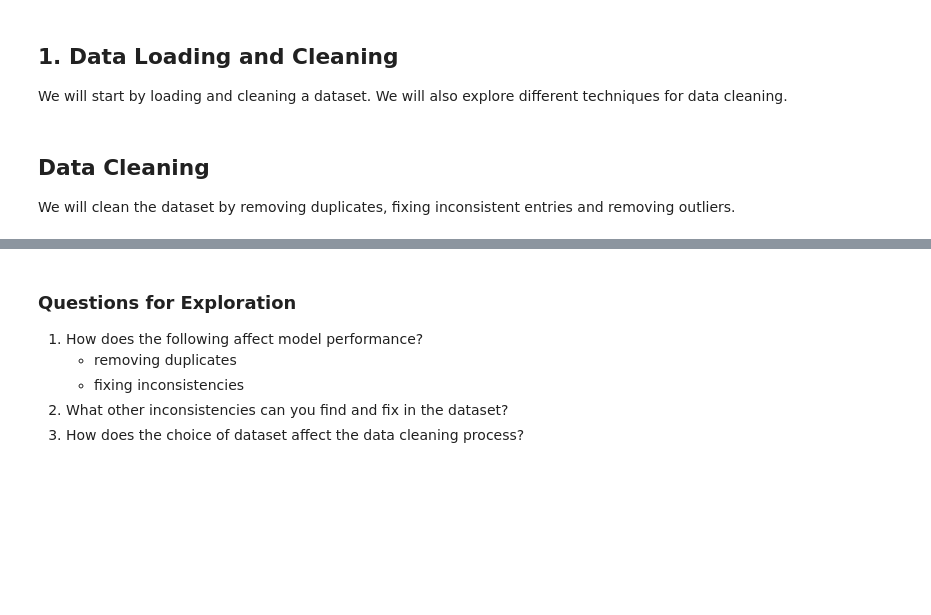
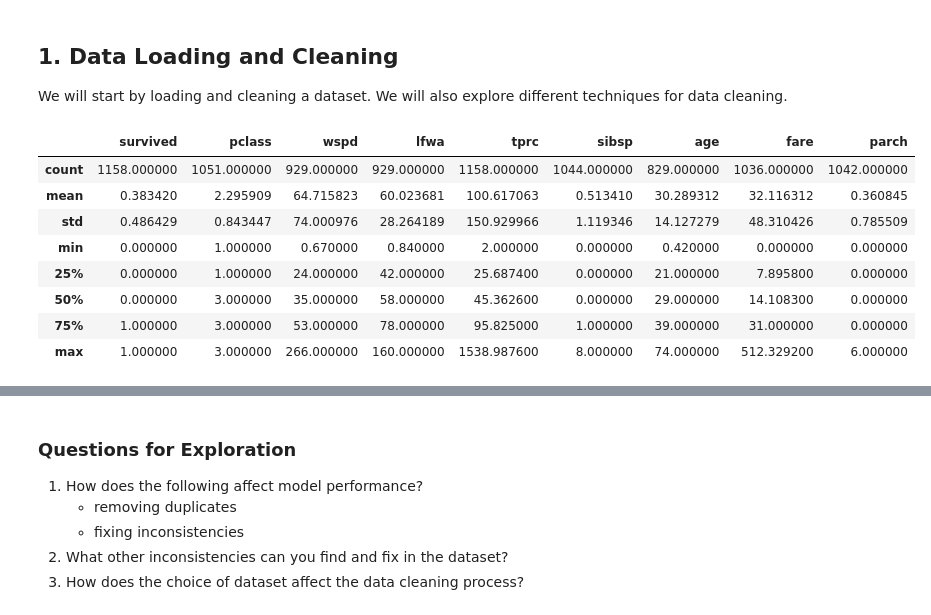
Before and after one commit to txx99/ML-AI, a Jupyter notebook: W2 lab/Lab2.ipynb, the cells around one changed output, grey strips where cells are left out. Cells and saved outputs as stored; diff of their text form; code cells hidden in the pictures; blank space fills up the shorter version.

```diff
--- a/W2 lab/Lab2.ipynb
+++ b/W2 lab/Lab2.ipynb
@@ -15,26 +15,34 @@ We will start by loading and cleaning a dataset. We will also explore different
 # %%
 # import <script_name>
 # <script_name>.function_name(<args>)
 # from functionals import simple_model
 import functionals as f
+# ^ original py script by prof w/ functions for this lab
 import pandas as pd
 import numpy as np
 
 # Load the dataset
 path_to_file = 'messy_data.csv'
 data = pd.read_csv(path_to_file)
 
 # one hot encoding
 data_onehot = pd.get_dummies(data, drop_first=True)
 
 # Display dataset information
 # data.head()
 # data.info()
-# data.describe()
+data.describe()
 
 # Run the simple model
-# f.simple_model(data)
+# f.simple_model(data) # will fit the model to the data, accuracy of predicting survival??
+# ^ when i run this, go from 1158 samples to just 151 samples
+# %% [output]
+|  | survived | pclass | wspd | lfwa | tprc | sibsp | age | fare | parch |
+| count | 1158.000000 | 1051.000000 | 929.000000 | 929.000000 | 1158.000000 | 1044.000000 | 829.000000 | 1036.000000 | 1042.000000 |
+| mean | 0.383420 | 2.295909 | 64.715823 | 60.023681 | 100.617063 | 0.513410 | 30.289312 | 32.116312 | 0.360845 |
+| std | 0.486429 | 0.843447 | 74.000976 | 28.264189 | 150.929966 | 1.119346 | 14.127279 | 48.310426 | 0.785509 |
+| min | 0.000000 | 1.000000 | 0.670000 | 0.840000 | 2.000000 | 0.000000 | 0.420000 | 0.000000 | 0.000000 |
+| 25% | 0.000000 | 1.000000 | 24.000000 | 42.000000 | 25.687400 | 0.000000 | 21.000000 | 7.895800 | 0.000000 |
+| 50% | 0.000000 | 3.000000 | 35.000000 | 58.000000 | 45.362600 | 0.000000 | 29.000000 | 14.108300 | 0.000000 |
+| 75% | 1.000000 | 3.000000 | 53.000000 | 78.000000 | 95.825000 | 1.000000 | 39.000000 | 31.000000 | 0.000000 |
+| max | 1.000000 | 3.000000 | 266.000000 | 160.000000 | 1538.987600 | 8.000000 | 74.000000 | 512.329200 | 6.000000 |
-# %% [markdown]
-## Data Cleaning
-
-We will clean the dataset by removing duplicates, fixing inconsistent entries and removing outliers.
```
Also changed, not shown: parts of 5 cells of this notebook, 8 other files.
